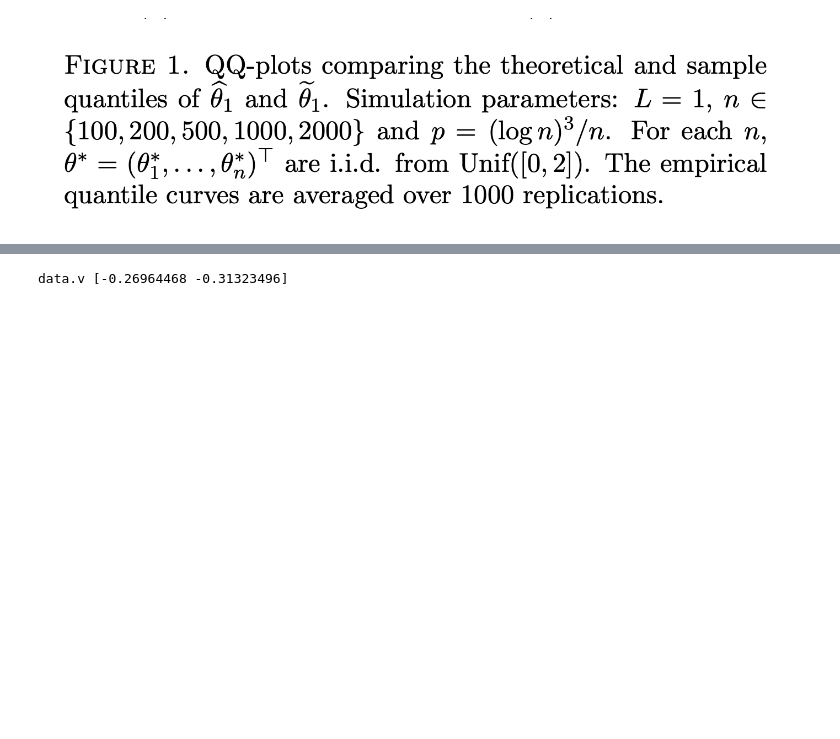
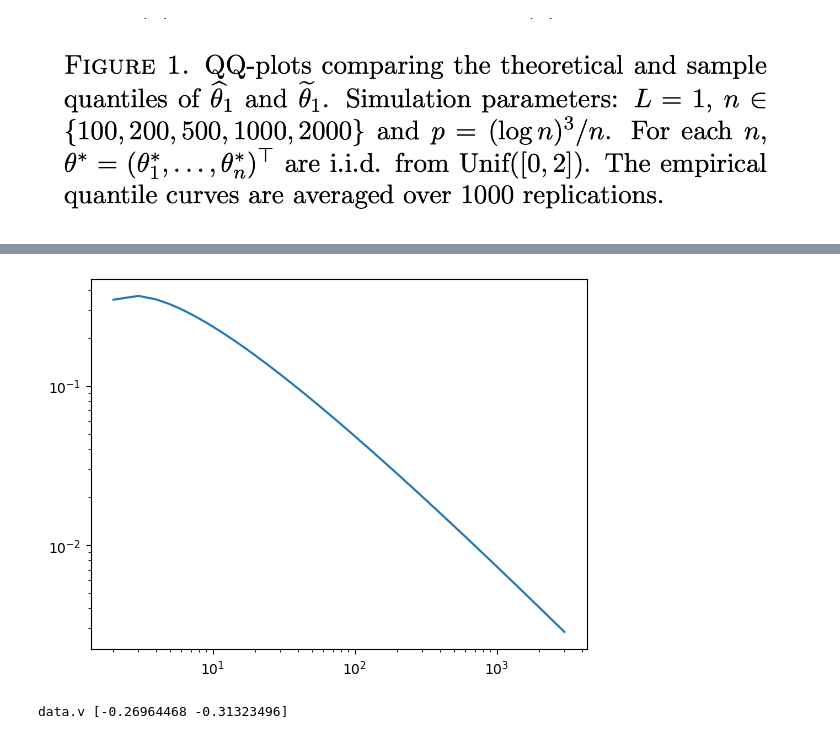
Before and after one commit to PankevichSergey/btl, a Jupyter notebook: exp.ipynb, the cells around one changed output, grey strips where cells are left out. Cells and saved outputs as stored; diff of their text form; code cells hidden in the pictures; blank space fills up the shorter version.

```diff
--- a/exp.ipynb
+++ b/exp.ipynb
@@ -20 +46,7 @@ from estimate import *
+# %%
+plt.plot(ds, best_vals)
+plt.xscale("log")
+plt.yscale("log")
+# %% [output]
+[figure, added]
 # %%
```
Also changed, not shown: parts of 23 cells of this notebook.
